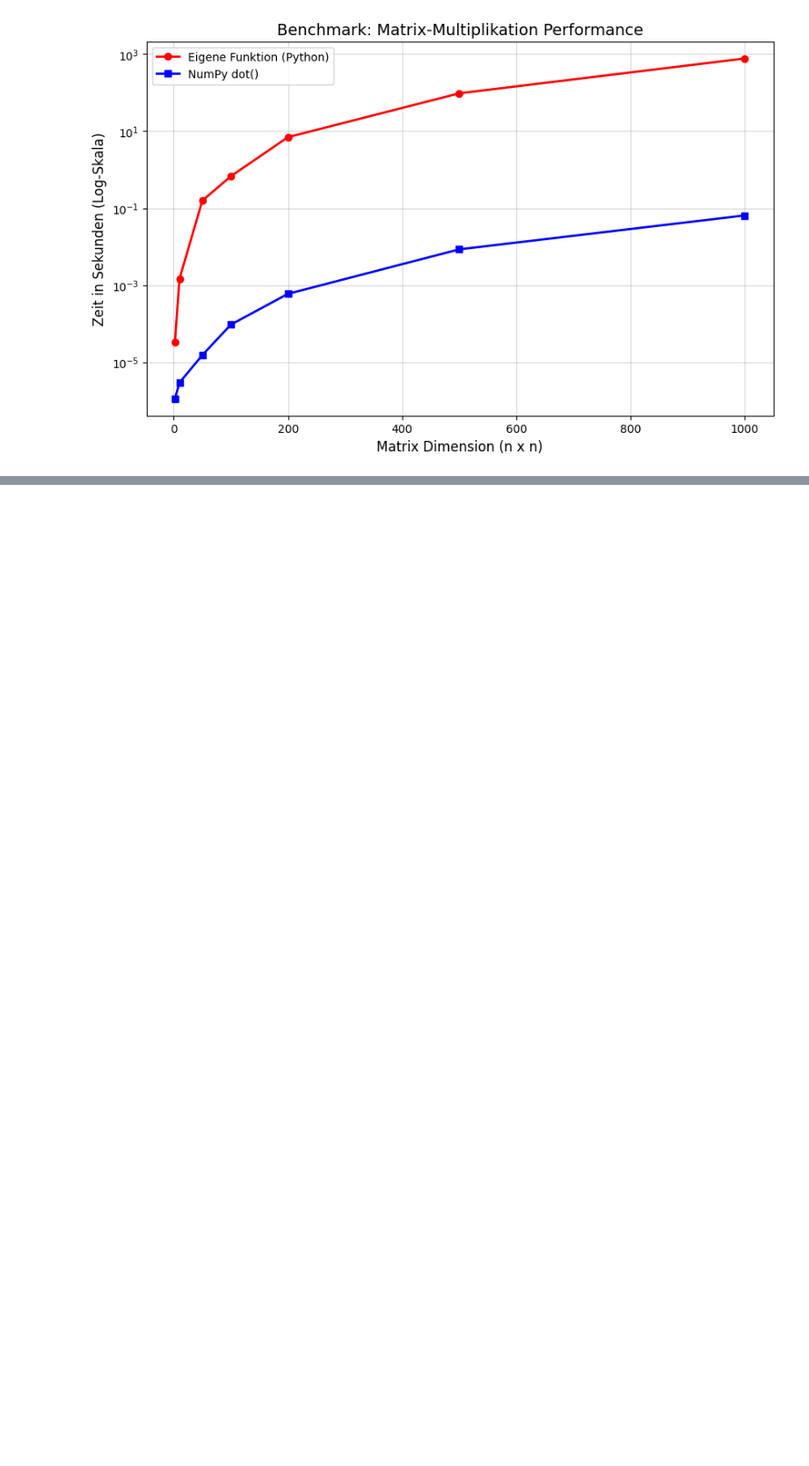
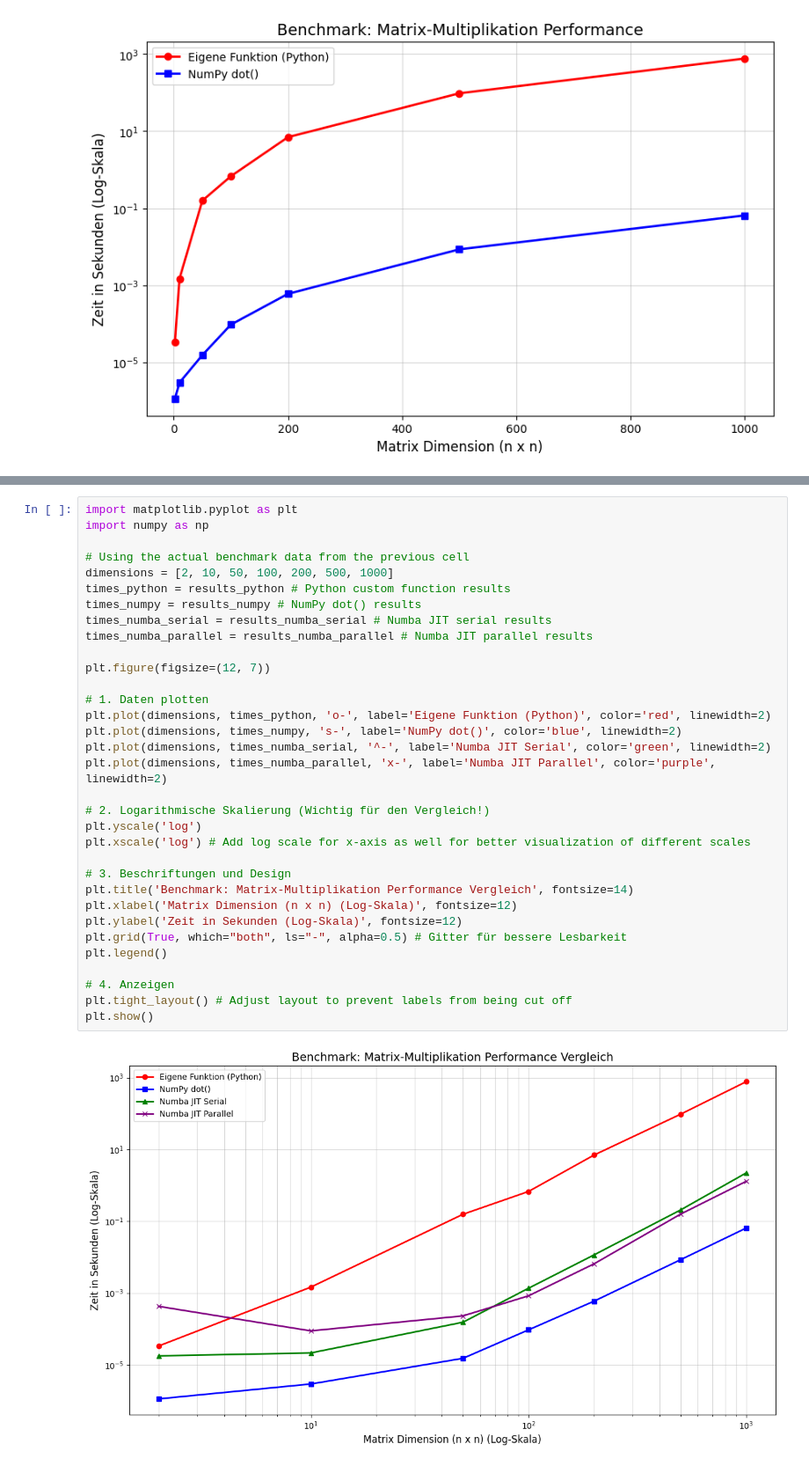
Before and after one commit to Ambos14/KISysteme26, a Jupyter notebook: block_1/Aufgabe_1.ipynb, the cells around one changed output, grey strips where cells are left out. Shown at 88% size. Drawn from its saved outputs; the diff is of its cells as text; blank space fills up the shorter version.

```diff
--- a/block_1/Aufgabe_1.ipynb
+++ b/block_1/Aufgabe_1.ipynb
@@ -243,0 +256,35 @@ print(f"Gefundene Zeiten (Numba Parallel): {results_numba_parallel}")
+# %%
+import matplotlib.pyplot as plt
+import numpy as np
+
+# Using the actual benchmark data from the previous cell
+dimensions = [2, 10, 50, 100, 200, 500, 1000]
+times_python = results_python # Python custom function results
+times_numpy = results_numpy # NumPy dot() results
+times_numba_serial = results_numba_serial # Numba JIT serial results
+times_numba_parallel = results_numba_parallel # Numba JIT parallel results
+
+plt.figure(figsize=(12, 7))
+
+# 1. Daten plotten
+plt.plot(dimensions, times_python, 'o-', label='Eigene Funktion (Python)', color='red', linewidth=2)
+plt.plot(dimensions, times_numpy, 's-', label='NumPy dot()', color='blue', linewidth=2)
+plt.plot(dimensions, times_numba_serial, '^-', label='Numba JIT Serial', color='green', linewidth=2)
+plt.plot(dimensions, times_numba_parallel, 'x-', label='Numba JIT Parallel', color='purple', linewidth=2)
+
+# 2. Logarithmische Skalierung (Wichtig für den Vergleich!)
+plt.yscale('log')
+plt.xscale('log') # Add log scale for x-axis as well for better visualization of different scales
+
+# 3. Beschriftungen und Design
+plt.title('Benchmark: Matrix-Multiplikation Performance Vergleich', fontsize=14)
+plt.xlabel('Matrix Dimension (n x n) (Log-Skala)', fontsize=12)
+plt.ylabel('Zeit in Sekunden (Log-Skala)', fontsize=12)
+plt.grid(True, which="both", ls="-", alpha=0.5) # Gitter für bessere Lesbarkeit
+plt.legend()
+
+# 4. Anzeigen
+plt.tight_layout() # Adjust layout to prevent labels from being cut off
+plt.show()
+# %% [output]
+[figure, added]
```
Also changed, not shown: parts of 1 cell of this notebook.
